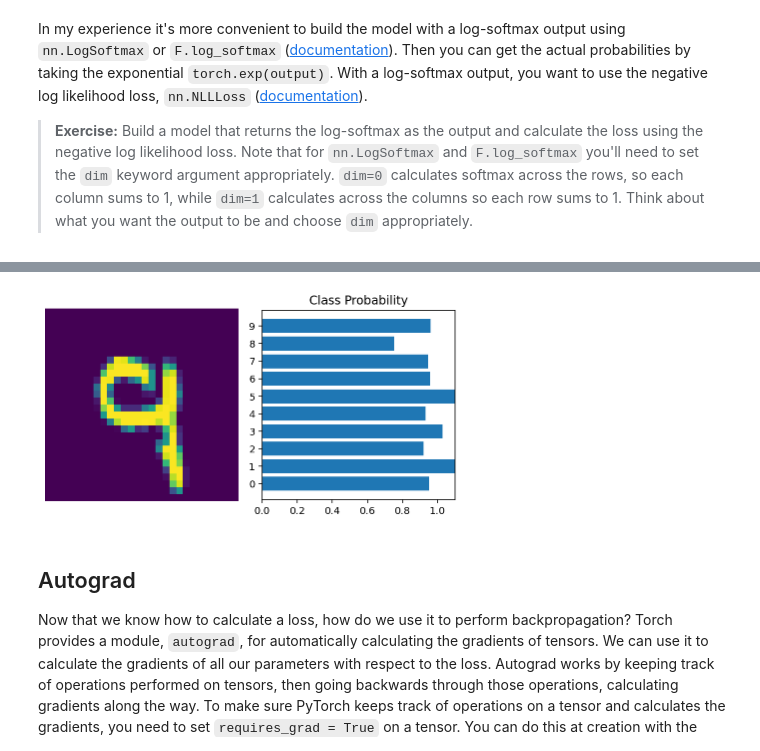
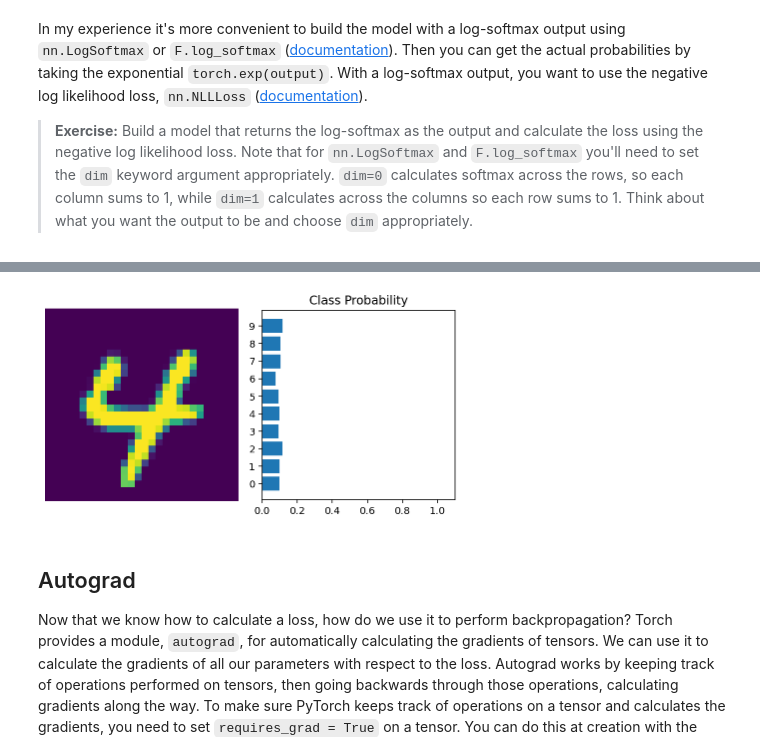
Before and after one commit to pkjha-aero/Udacity_DeepLearning, a Jupyter notebook: Part2_NeuralNetworks/Lesson7_DeepLearningWithPyTorch/Part3_TrainingNeuralNetworks_Exercises.ipynb, the cells around one changed output, grey strips where cells are left out. Drawn from its saved outputs; the diff is of its cells as text; code cells hidden in the pictures.

Commit message:
Fix/update script for training neural network with PyTorch

```diff
--- a/Part2_NeuralNetworks/Lesson7_DeepLearningWithPyTorch/Part3_TrainingNeuralNetworks_Exercises.ipynb
+++ b/Part2_NeuralNetworks/Lesson7_DeepLearningWithPyTorch/Part3_TrainingNeuralNetworks_Exercises.ipynb
@@ -174,8 +170,8 @@ tensor(2.3024, grad_fn=<NllLossBackward0>)
 # %%
 img_idx = 0
-helper.view_classify(images[img_idx].view(1, 28, 28), torch.exp(logits[img_idx]))
+helper.view_classify(images[img_idx].view(1, 28, 28), torch.exp(log_ps[img_idx]))
 # %% [output]
-[figure, old version]
+[figure, new version]
 # %% [markdown]
 ## Autograd
 
```
Also changed, not shown: parts of 14 cells of this notebook.
